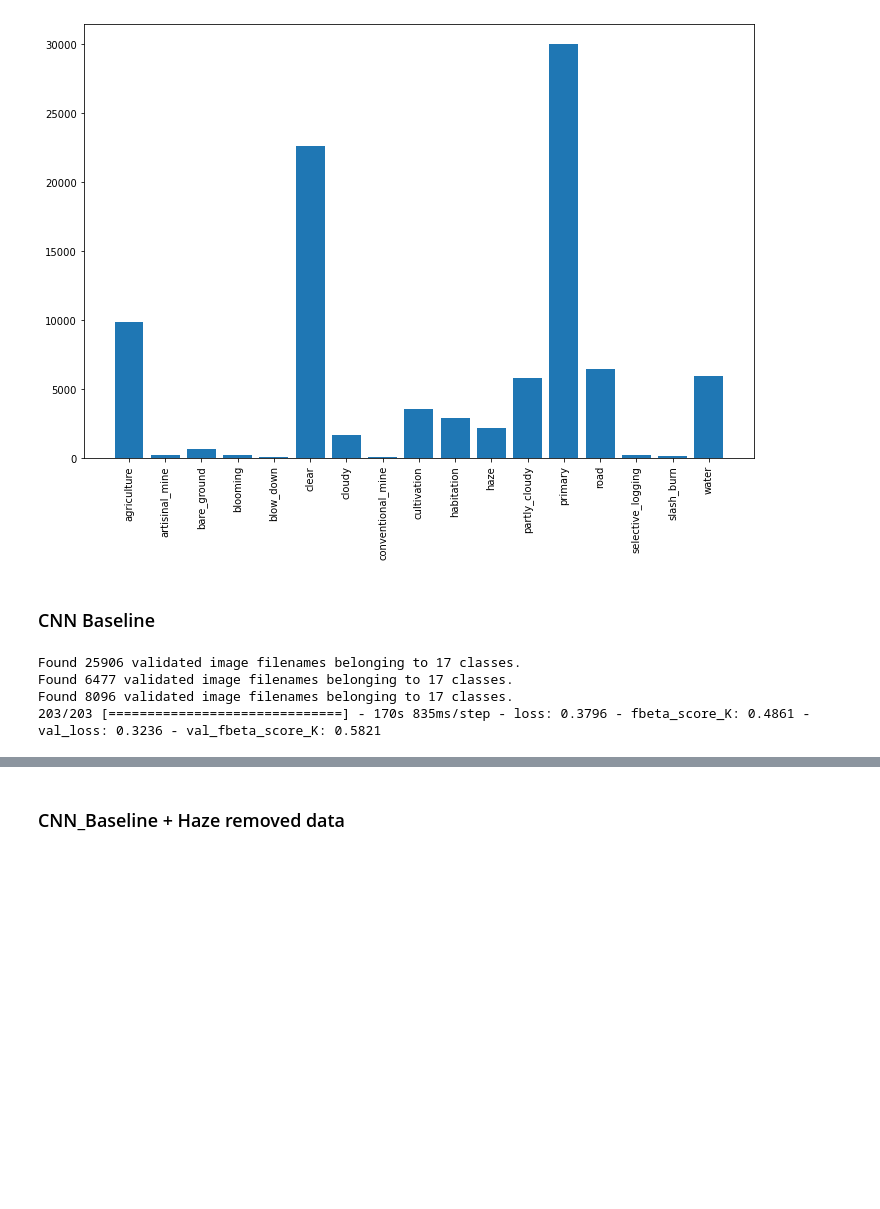
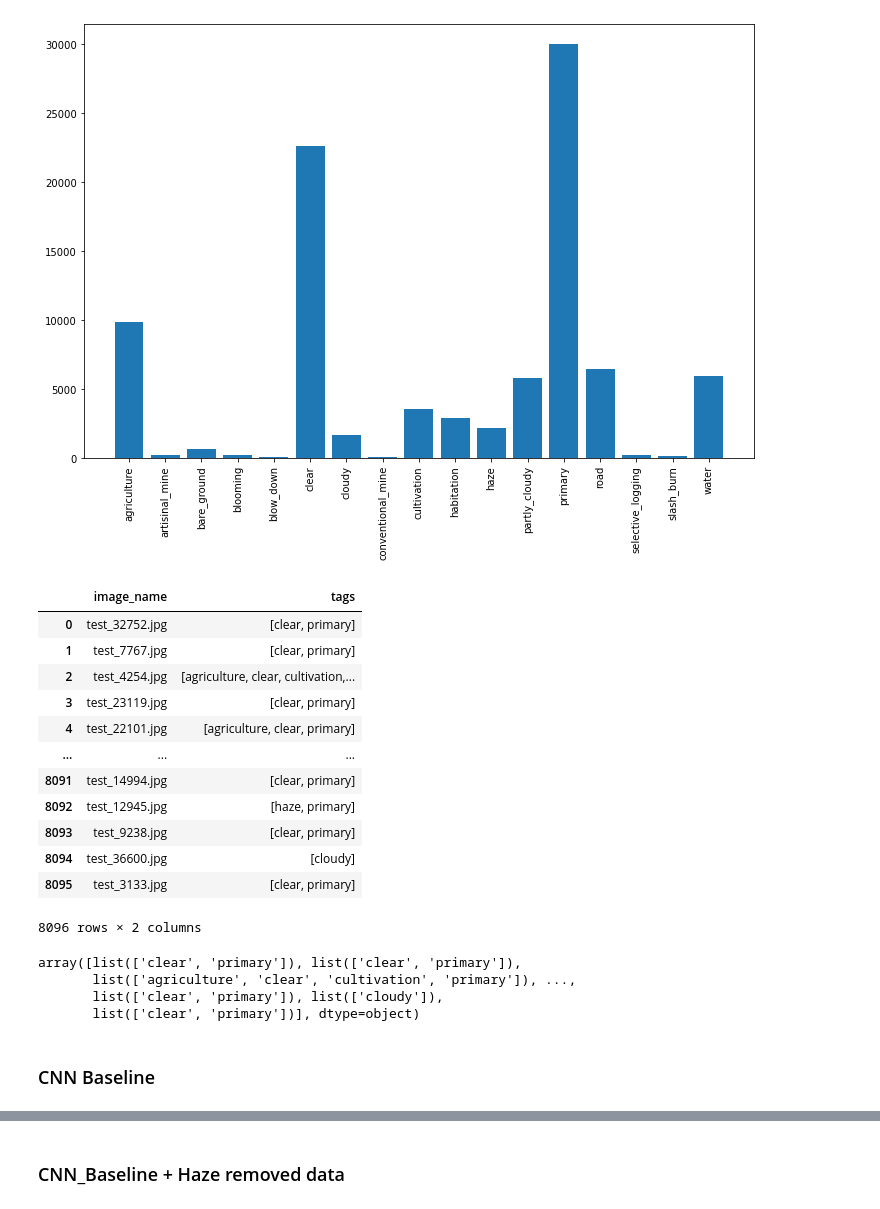
Before and after one commit to jihoonkim888/Amazon-Forest-Image-Classification, a Jupyter notebook: main.ipynb, the cells around one changed output, grey strips where cells are left out. Saved outputs shown, nothing was run; the diff lists cells and outputs as text; code cells hidden in the pictures; blank space fills up the shorter version.

```diff
--- a/main.ipynb
+++ b/main.ipynb
@@ -190,4 +184,27 @@ def plot(result,file):
     plt.xlabel('epoch')
     plt.legend(['train', 'validation'], loc='upper left')
     plt.show()
+# %%
+df_test
+# %% [output]
+|  | image_name | tags |
+| 0 | test_32752.jpg | [clear, primary] |
+| 1 | test_7767.jpg | [clear, primary] |
+| 2 | test_4254.jpg | [agriculture, clear, cultivation,... |
+| 3 | test_23119.jpg | [clear, primary] |
+| 4 | test_22101.jpg | [agriculture, clear, primary] |
+| ... | ... | ... |
+| 8091 | test_14994.jpg | [clear, primary] |
+| 8092 | test_12945.jpg | [haze, primary] |
+| 8093 | test_9238.jpg | [clear, primary] |
+| 8094 | test_36600.jpg | [cloudy] |
+| 8095 | test_3133.jpg | [clear, primary] |
+8096 rows × 2 columns
+# %%
+y_test_o
+# %% [output]
+array([list(['clear', 'primary']), list(['clear', 'primary']),
+       list(['agriculture', 'clear', 'cultivation', 'primary']), ...,
+       list(['clear', 'primary']), list(['cloudy']),
+       list(['clear', 'primary'])], dtype=object)
 # %%
@@ -283,11 +300,6 @@ history = cnn_base_model.fit(train_generator, epochs=EPOCHS, validation_data=val
 
 cnn_base_model.load_weights(model_path)
 
-y_pred = cnn_base_model.predict(test_generator, workers=WORKERS, use_multiprocessing=False, max_queue_size=MAXQ)
+y_pred_b = cnn_base_model.predict(test_generator, workers=WORKERS, use_multiprocessing=False, max_queue_size=MAXQ)
-# %% [output]
-Found 25906 validated image filenames belonging to 17 classes.
-Found 6477 validated image filenames belonging to 17 classes.
-Found 8096 validated image filenames belonging to 17 classes.
-203/203 [==============================] - 170s 835ms/step - loss: 0.3796 - fbeta_score_K: 0.4861 - val_loss: 0.3236 - val_fbeta_score_K: 0.5821
 # %%
 plot(history.history,'CNN_Baseline_train_history.csv')
```
Also changed, not shown: parts of 31 cells of this notebook.
